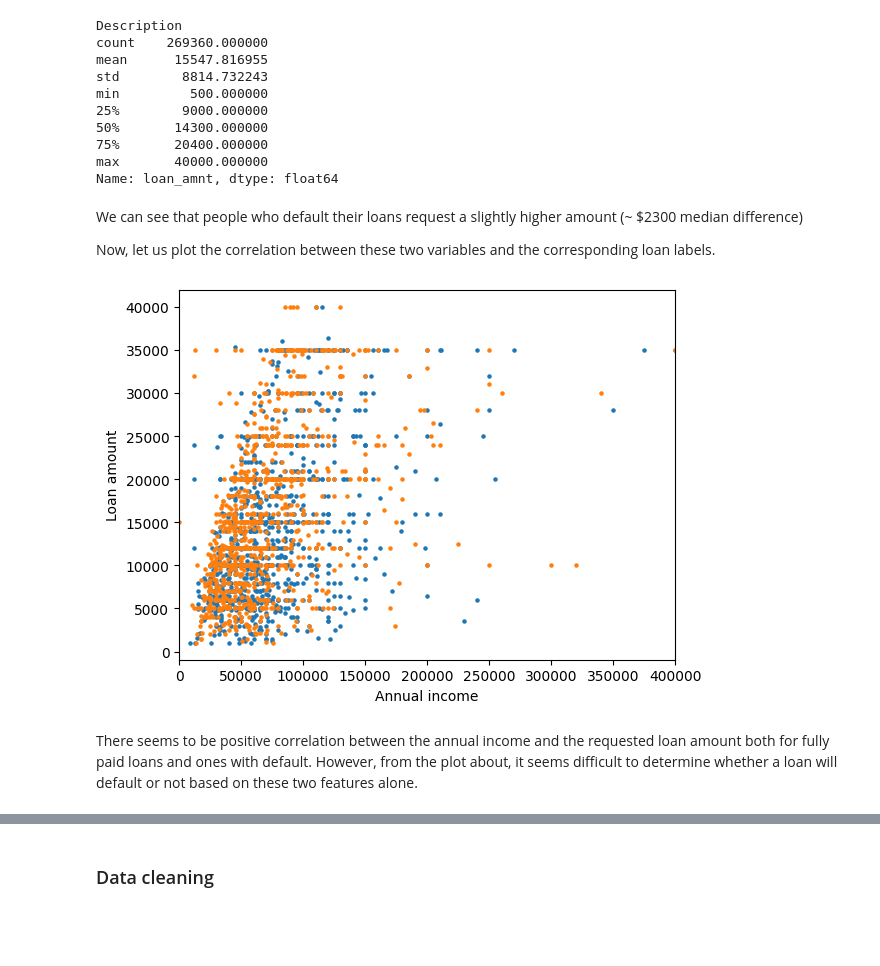
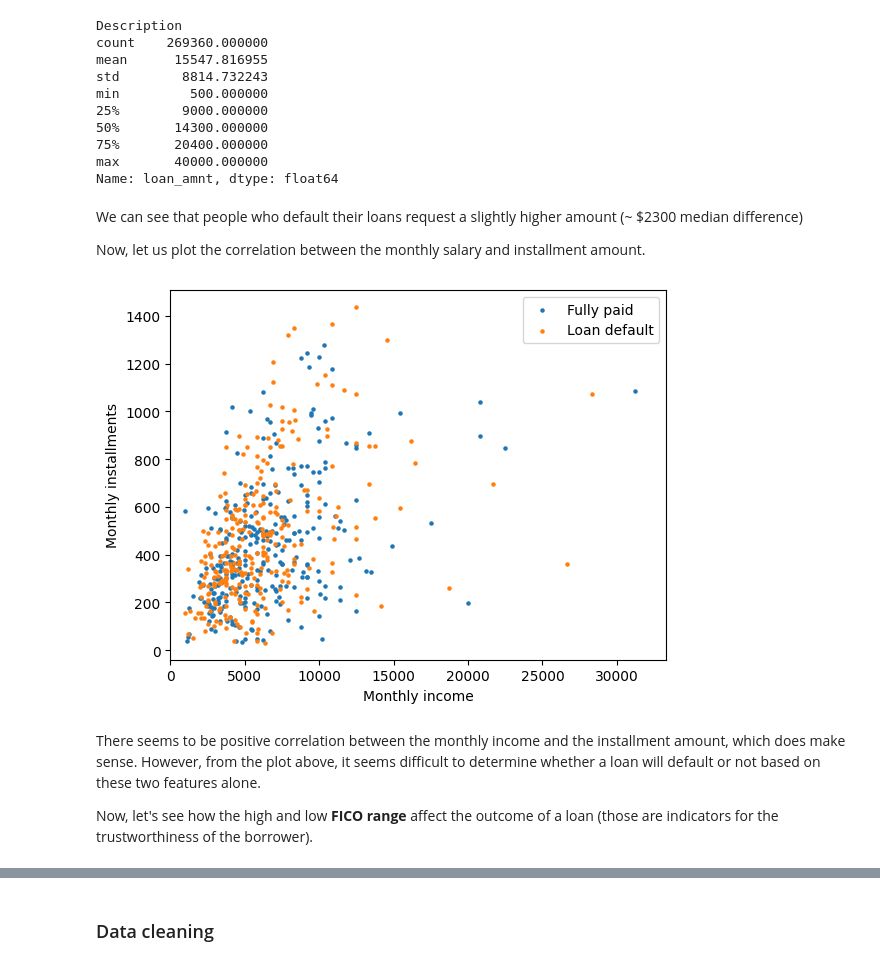
Before and after one commit to cakasa/eth-mas-ai-digital-technology-projects, a Jupyter notebook: loan-default/predicting_loan_default.ipynb, the cells around one changed output, grey strips where cells are left out. Saved outputs shown, nothing was run; the diff lists cells and outputs as text; code cells hidden in the pictures; blank space fills up the shorter version.

```diff
--- a/loan-default/predicting_loan_default.ipynb
+++ b/loan-default/predicting_loan_default.ipynb
@@ -265,32 +320,35 @@ Name: loan_amnt, dtype: float64
 # %% [markdown]
 We can see that people who default their loans request a slightly higher amount (~ $2300 median difference)
 
-Now, let us plot the correlation between these two variables and the corresponding loan labels.
+Now, let us plot the correlation between the monthly salary and installment amount.
 # %%
-n_samples_each = 1000
+n_samples_each = 300
 
 paid_loans_sample = paid_loans.sample(n=n_samples_each, random_state=42)
 plt.scatter(
-    paid_loans_sample['annual_inc'],
-    paid_loans_sample['loan_amnt'],
+    paid_loans_sample['annual_inc'] / 12, # Monthly income
+    paid_loans_sample['installment'],
     label='Fully paid',
     s=5
 )
 
 
 default_loans_sample = default_loans.sample(n=n_samples_each, random_state=42)
 plt.scatter(
-    default_loans_sample['annual_inc'],
-    default_loans_sample['loan_amnt'],
+    default_loans_sample['annual_inc'] / 12,
+    default_loans_sample['installment'],
     label='Loan default',
     s=5
 )
 
-plt.xlabel('Annual income')
-plt.ylabel('Loan amount')
-plt.xlim(0, 400_000)
+plt.xlabel('Monthly income')
+plt.ylabel('Monthly installments')
+plt.xlim(0, 400_000 / 12)
+plt.legend()
 plt.show()
 # %% [output]
-[figure, old version]
+[figure, new version]
 # %% [markdown]
-There seems to be positive correlation between the annual income and the requested loan amount both for fully paid loans and ones with default. However, from the plot about, it seems difficult to determine whether a loan will default or not based on these two features alone.
+There seems to be positive correlation between the monthly income and the installment amount, which does make sense. However, from the plot above, it seems difficult to determine whether a loan will default or not based on these two features alone.
+
+Now, let's see how the high and low **FICO range** affect the outcome of a loan (those are indicators for the trustworthiness of the borrower).
```
Also changed, not shown: parts of 34 cells of this notebook.
